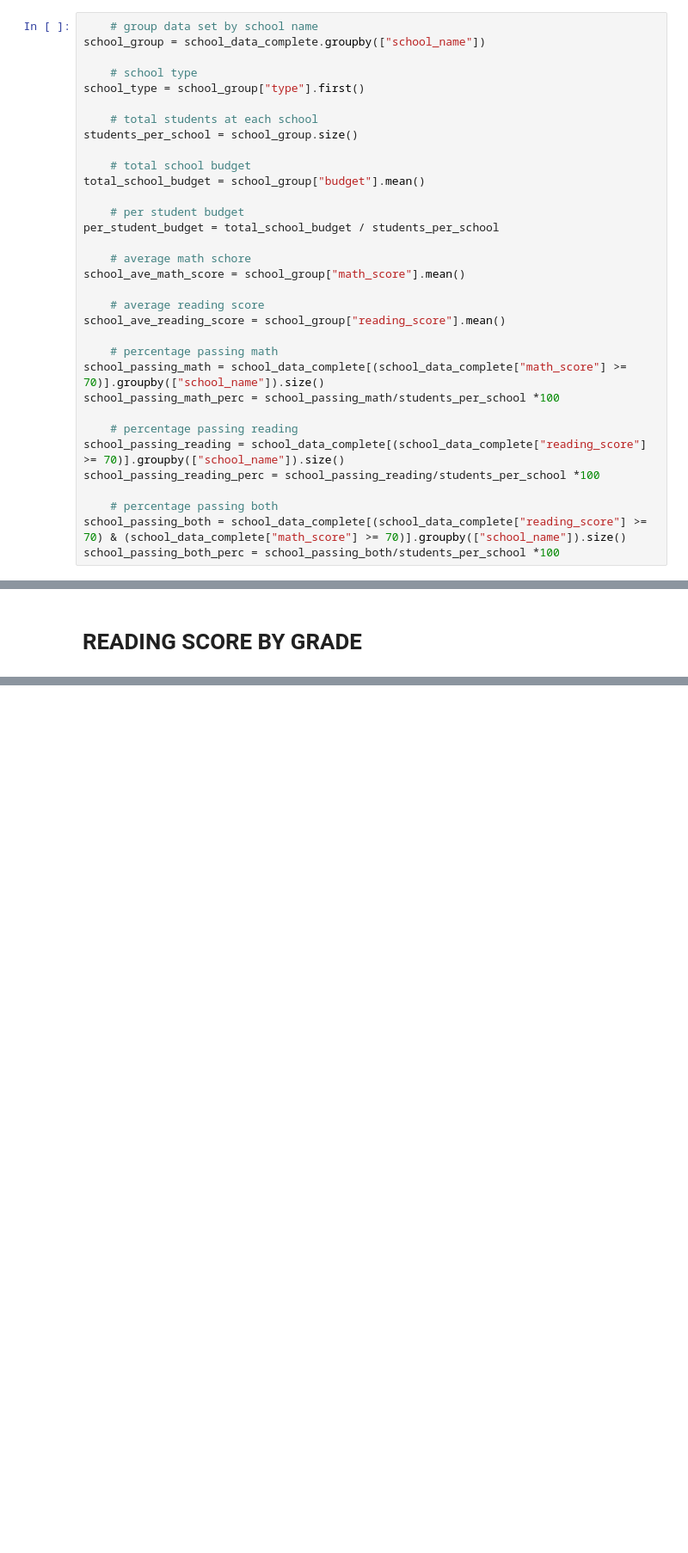
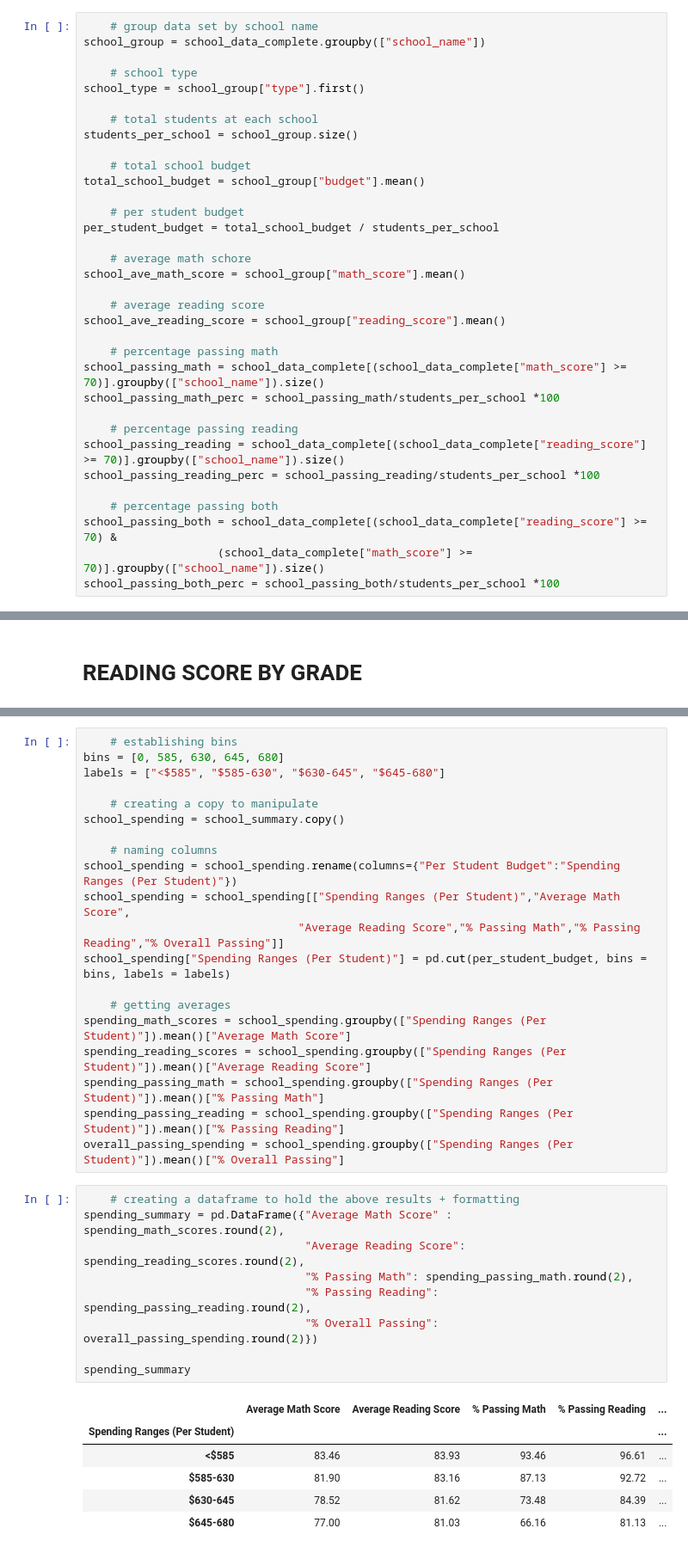
Before and after one commit to hibaa-a/pandas, a Jupyter notebook: PyCitySchools/District_Summary.ipynb, the cells around one changed output, grey strips where cells are left out. Shown at 86% size. Drawn from its saved outputs; the diff is of its cells as text; blank space fills up the shorter version.

```diff
--- a/PyCitySchools/District_Summary.ipynb
+++ b/PyCitySchools/District_Summary.ipynb
@@ -91,7 +91,8 @@ school_passing_reading = school_data_complete[(school_data_complete["reading_sco
 school_passing_reading_perc = school_passing_reading/students_per_school *100
 
     # percentage passing both
-school_passing_both = school_data_complete[(school_data_complete["reading_score"] >= 70) & (school_data_complete["math_score"] >= 70)].groupby(["school_name"]).size()
+school_passing_both = school_data_complete[(school_data_complete["reading_score"] >= 70) &
+                    (school_data_complete["math_score"] >= 70)].groupby(["school_name"]).size()
 school_passing_both_perc = school_passing_both/students_per_school *100
 # %%
     # creating a data frame to hold the above results
@@ -224,0 +228,36 @@ reading_by_grade
+# %%
+    # establishing bins
+bins = [0, 585, 630, 645, 680]
+labels = ["<$585", "$585-630", "$630-645", "$645-680"]
+
+    # creating a copy to manipulate
+school_spending = school_summary.copy()
+
+    # naming columns
+school_spending = school_spending.rename(columns={"Per Student Budget":"Spending Ranges (Per Student)"})
+school_spending = school_spending[["Spending Ranges (Per Student)","Average Math Score",
+                                "Average Reading Score","% Passing Math","% Passing Reading","% Overall Passing"]]
+school_spending["Spending Ranges (Per Student)"] = pd.cut(per_student_budget, bins = bins, labels = labels)
+
+    # getting averages
+spending_math_scores = school_spending.groupby(["Spending Ranges (Per Student)"]).mean()["Average Math Score"]
+spending_reading_scores = school_spending.groupby(["Spending Ranges (Per Student)"]).mean()["Average Reading Score"]
+spending_passing_math = school_spending.groupby(["Spending Ranges (Per Student)"]).mean()["% Passing Math"]
+spending_passing_reading = school_spending.groupby(["Spending Ranges (Per Student)"]).mean()["% Passing Reading"]
+overall_passing_spending = school_spending.groupby(["Spending Ranges (Per Student)"]).mean()["% Overall Passing"]
+# %%
+    # creating a dataframe to hold the above results + formatting
+spending_summary = pd.DataFrame({"Average Math Score" : spending_math_scores.round(2),
+                                 "Average Reading Score": spending_reading_scores.round(2),
+                                 "% Passing Math": spending_passing_math.round(2),
+                                 "% Passing Reading": spending_passing_reading.round(2),
+                                 "% Overall Passing": overall_passing_spending.round(2)})
+
+spending_summary
+# %% [output]
+|  | Average Math Score | Average Reading Score | % Passing Math | % Passing Reading | ... |
+| Spending Ranges (Per Student) |  |  |  |  | ... |
+| <$585 | 83.46 | 83.93 | 93.46 | 96.61 | ... |
+| $585-630 | 81.90 | 83.16 | 87.13 | 92.72 | ... |
+| $630-645 | 78.52 | 81.62 | 73.48 | 84.39 | ... |
+| $645-680 | 77.00 | 81.03 | 66.16 | 81.13 | ... |
```
Also changed, not shown: parts of 7 cells of this notebook.
